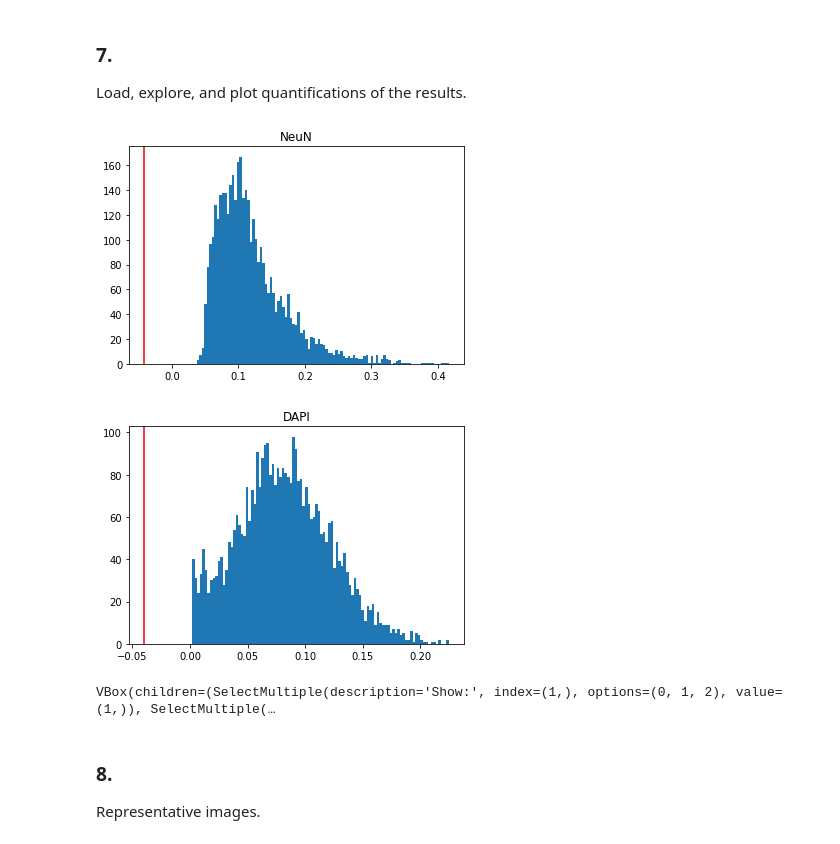
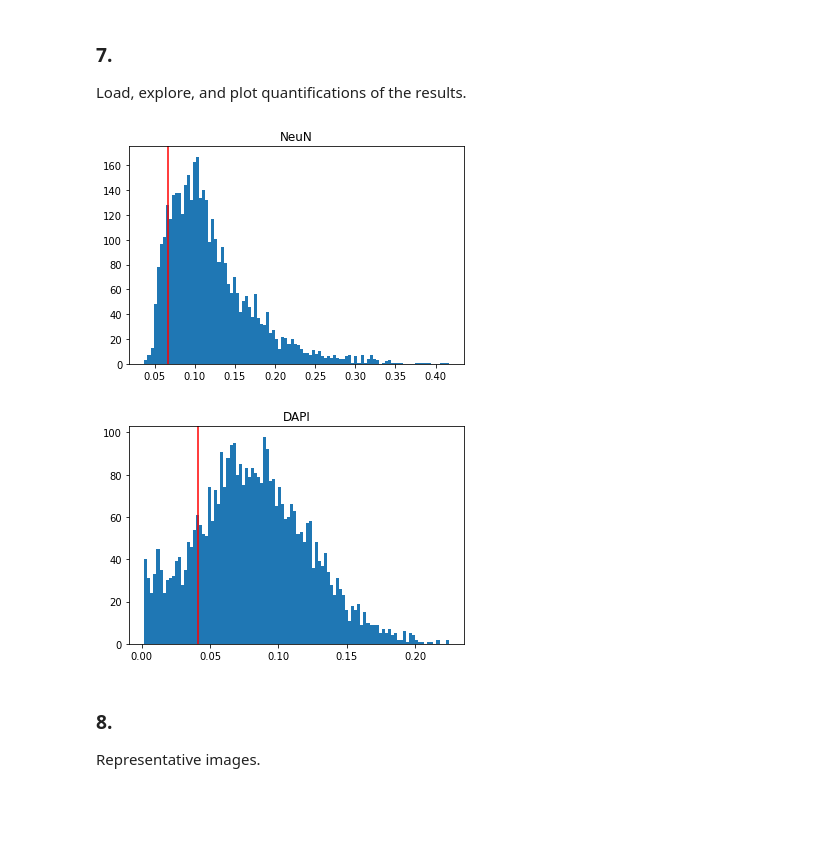
Before and after one commit to djunamay/confocalQuant, a Jupyter notebook: outs/neuronbatch102523_cellrox_out/102523_cellrox.ipynb, the cells around one changed output. Saved outputs shown, nothing was run; the diff lists cells and outputs as text; code cells hidden in the pictures; blank space fills up the shorter version.

```diff
--- a/outs/neuronbatch102523_cellrox_out/102523_cellrox.ipynb
+++ b/outs/neuronbatch102523_cellrox_out/102523_cellrox.ipynb
@@ -149,14 +150,14 @@ from confocalQuant.segmentation import extract_sbatch_parameters, get_czi_files,
 from confocalQuant.plotting import return_results, concatenate_Y, add_metadata, exclude_files, modify_keep_files, filter_data
 # %%
 #### SPECIFY PATH TO SBATCH FILE ###
-path_to_sbatch_file = './run_jobs_mitohealthNeuN_1018.sbatch'
+path_to_sbatch_file = '../neuronbatch101823_mitohealth_out//run_jobs_mitohealthNeuN_1018.sbatch'
 path_to_czi_files = '../../data/neuronbatch101823_mitohealth/'
 nuclear_col_idx = 0
 soma_col_idx = 1
 nuclear_percentile = 0
 soma_percentile = 0
 colnames = ['DAPI', 'NeuN', 'mito', 'mito-b', 'ID']
-path_to_meta = './temp (1).csv'
+path_to_meta = '../neuronbatch101823_mitohealth_out/temp (1).csv'
 # %%
 # load & concatenate the data
 mat, masks, Y, Ncells, Nzi, cells_per_job, zi_per_job = return_results(path_to_sbatch_file)
@@ -165,17 +166,16 @@ data = concatenate_Y(all_file_names, Y, cells_per_job, Ncells, nuclear_col_idx,
 add_metadata(data, path_to_meta)
 # %%
 # filter cells based on NeuN and DAPI
-data_filtered = filter_data(data, 'NeuN', 'DAPI', 'wellname', C=3)
+data_filtered = filter_data(data, 'NeuN', 'DAPI', 'wellname', C=1)
 # update masks based on this for toggling
 # %% [output]
-[figure, old version]
+[figure, new version]
-[figure, old version]
+[figure, new version]
 # %%
 # toggle segmentation
-ID = 0 #### UPDATE IMAGE ID ####
 val = 1
-sdata = impose_segmentation_all(ID, zi_per_job, Nzi, mat, masks, val, data, data_filtered, hide=True)
-toggle, median, background_dict, gamma_dict, upper_dict, lower_dict = toggle_filters(sdata)
-toggle
+out_float = []
+for i in keep_files_index: #
+    out_float.append(impose_segmentation_all(i, zi_per_job, Nzi, mat, masks, val, data, data_filtered, hide=True))
+
+toggle_filters(all_files, parent_path, channels, out_float)
-# %% [output]
-VBox(children=(SelectMultiple(description='Show:', index=(1,), options=(0, 1, 2), value=(1,)), SelectMultiple(…
```
Also changed, not shown: parts of 2 cells of this notebook.
